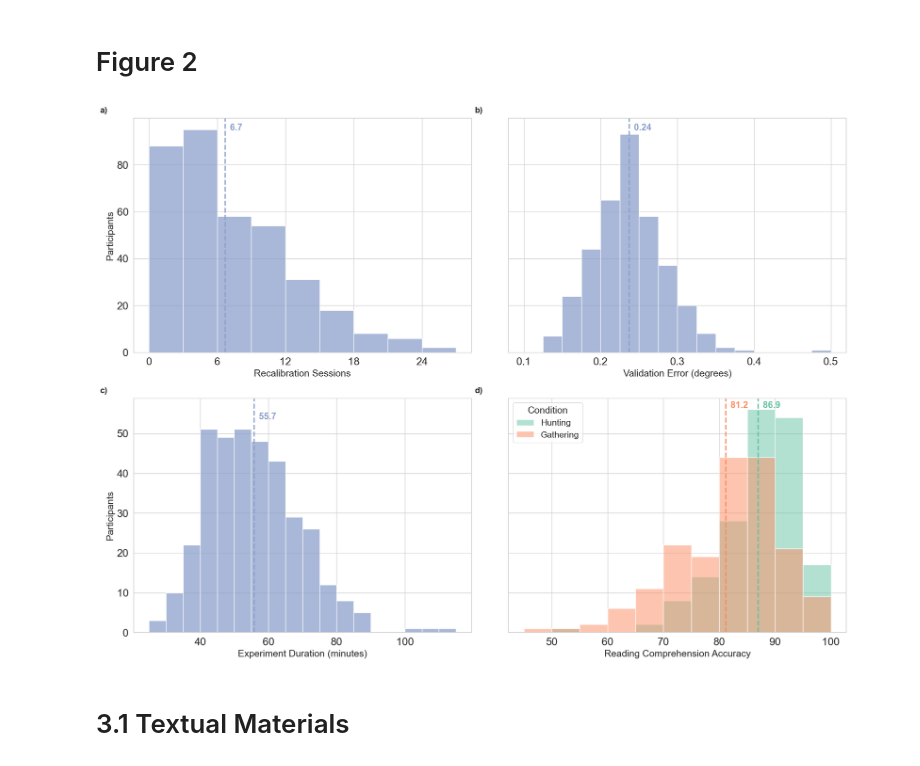
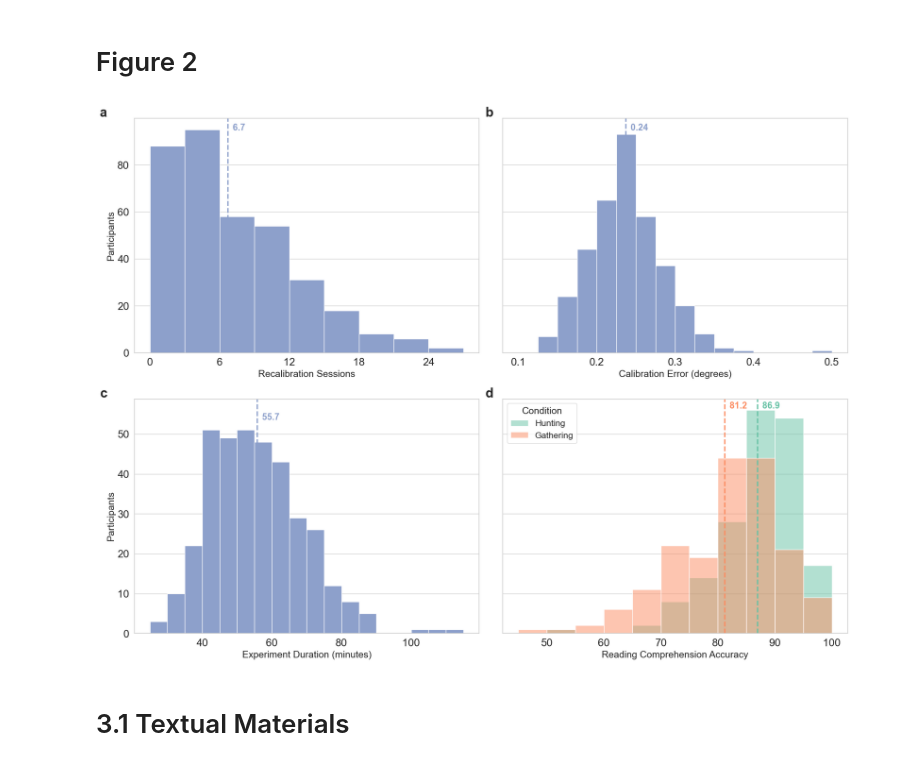
Before and after one commit to lacclab/OneStop-Eye-Movements, a Jupyter notebook: onestop_paper_analyses/onestop_paper_analyses.ipynb, the cells around one changed output. Cells and saved outputs as stored; diff of their text form; code cells hidden in the pictures.

```diff
--- a/onestop_paper_analyses/onestop_paper_analyses.ipynb
+++ b/onestop_paper_analyses/onestop_paper_analyses.ipynb
@@ -491,6 +491,7 @@ axes[0, 0] = sns.histplot(
     ax=axes[0, 0],
     binrange=(0, 27),
     binwidth=3,
+    alpha=1.0
 )
 axes[0, 0].set(ylabel="Participants")
 axes[0, 0].set(xlabel="Recalibration Sessions")
@@ -516,9 +517,10 @@ axes[0, 1] = sns.histplot(
     ax=axes[0, 1],
     binrange=(0.1, 0.5),
     binwidth=0.025,
+    alpha=1.0
 )
 axes[0, 1].set(ylabel="")
-axes[0, 1].set(xlabel="Validation Error (degrees)")
+axes[0, 1].set(xlabel="Calibration Error (degrees)")
 axes[0, 1].axvline(
     data["mean_validation_error"].mean(), color=fig_colors, ls="--", lw=2.5
 )
@@ -542,6 +544,7 @@ axes[1, 0] = sns.histplot(
     ax=axes[1, 0],
     binrange=(25, 115),
     binwidth=5,
+    alpha=1.0
 )
 axes[1, 0].axvline(
     data["total_session_duration"].mean(), color=fig_colors, ls="--", lw=2.5
@@ -623,59 +626,61 @@ axes[1, 1].text(
 axes[0, 0].text(
     -0.1,
     1.05,
-    "a)",
+    "a",
     transform=axes[0, 0].transAxes,
-    fontsize=16,
+    fontsize=25,
     fontweight="bold",
     va="top",
 )
 axes[0, 1].text(
-    -0.1,
+    -0.05,
     1.05,
-    "b)",
+    "b",
     transform=axes[0, 1].transAxes,
-    fontsize=16,
+    fontsize=25,
     fontweight="bold",
     va="top",
 )
 axes[1, 0].text(
     -0.1,
     1.05,
-    "c)",
+    "c",
     transform=axes[1, 0].transAxes,
-    fontsize=16,
+    fontsize=25,
     fontweight="bold",
     va="top",
 )
 axes[1, 1].text(
-    -0.1,
+    -0.05,
     1.05,
-    "d)",
+    "d",
     transform=axes[1, 1].transAxes,
-    fontsize=16,
+    fontsize=25,
     fontweight="bold",
     va="top",
 )
 
 # increase font size
 for ax in axes.flat:
-    ax.tick_params(axis="both", which="major", labelsize=20)
+    ax.tick_params(axis="both", which="major", labelsize=20),
+    ax.grid(axis='y', which='major', linestyle='-', linewidth=1),
+    ax.grid(False, axis='x')
 
 # increase axis font size
 
 # Set facecolor for the figure
 fig.set_facecolor("white")
 
 # Adjust layout
 plt.tight_layout()
 
 # Save the plot as pdf
 plt.savefig(fig_save_path / "exp_stats.pdf")
 
 # Show the plot
 plt.show()
 # %% [output]
-[figure, old version]
+[figure, new version]
 # %% [markdown]
 # 3.1 Textual Materials
 # %%
```
Also changed, not shown: parts of 2 cells of this notebook.
